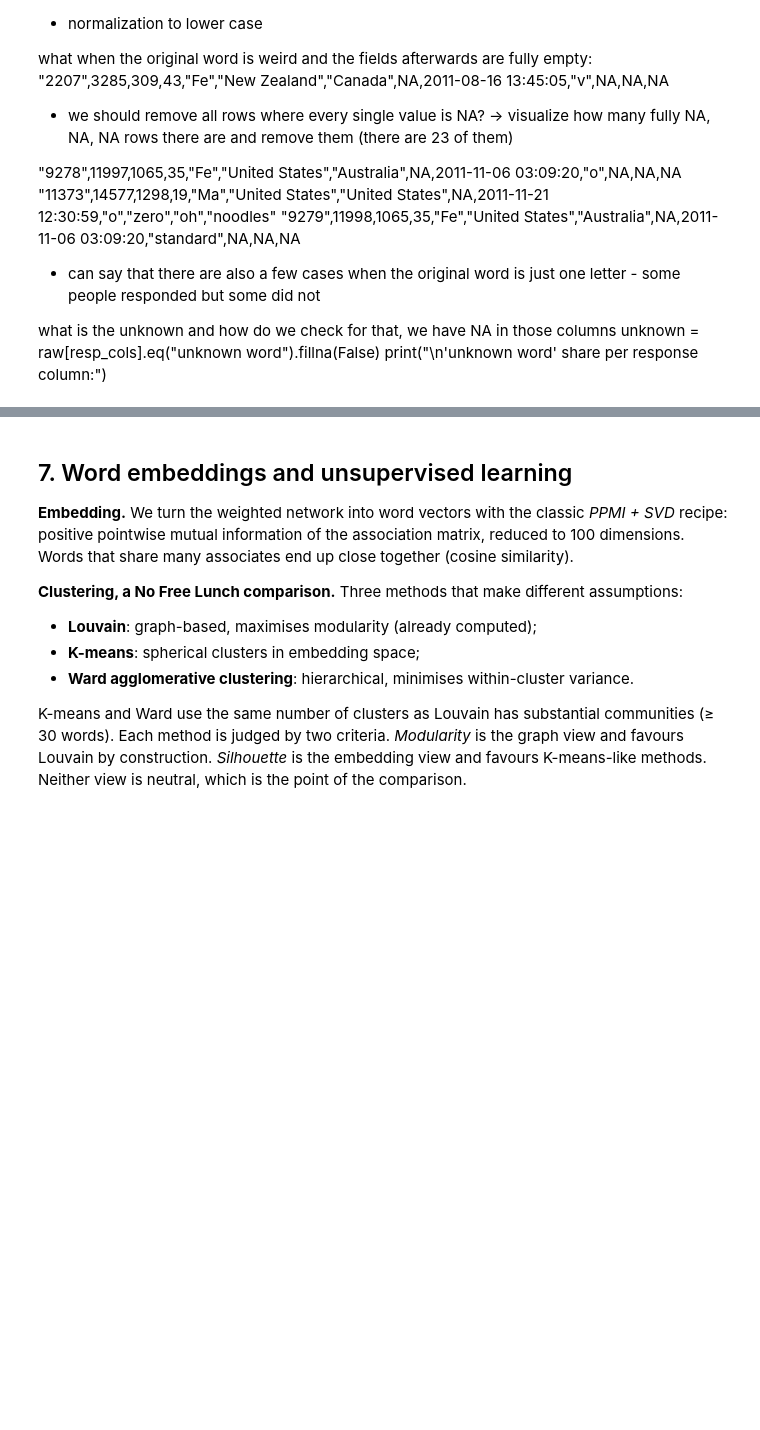
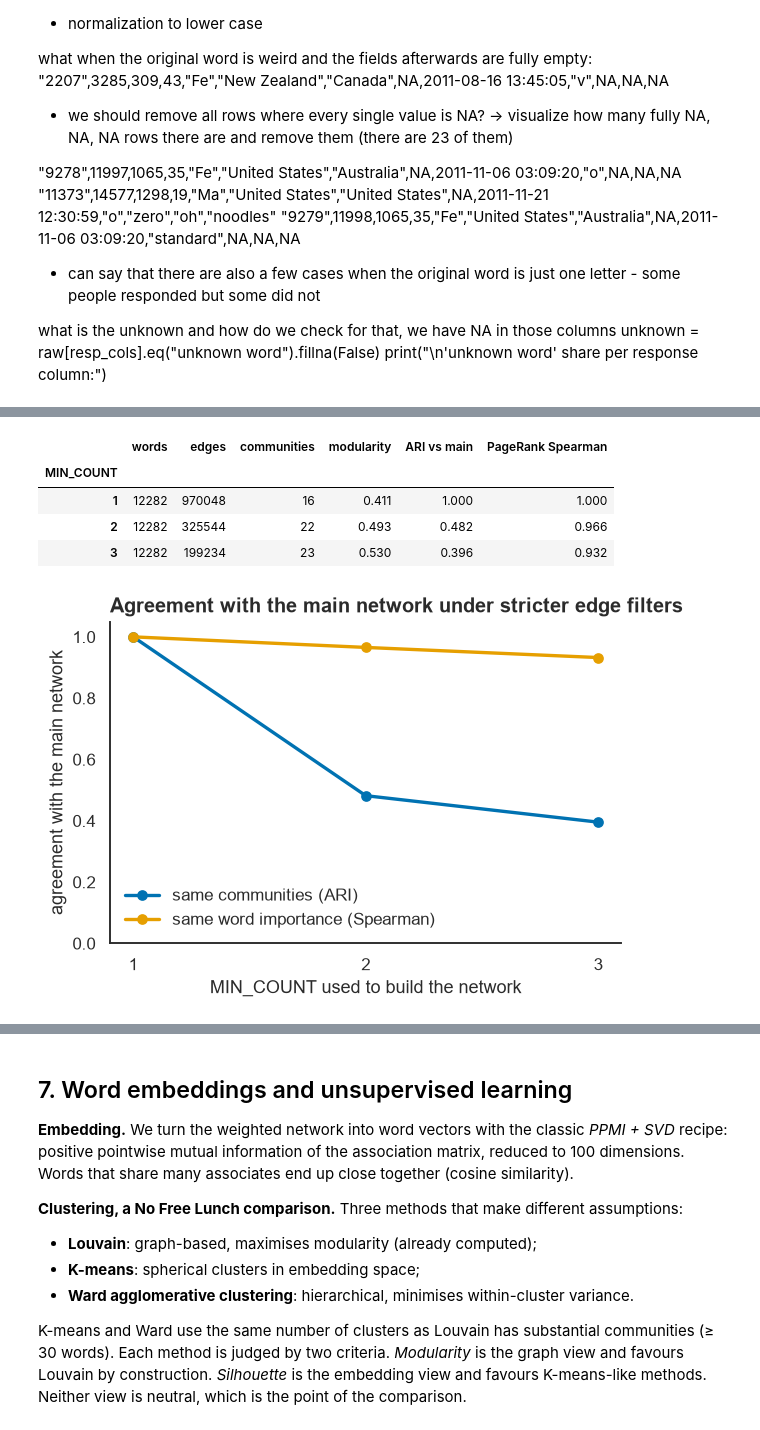
Before and after one commit to Faflon/words-association-visualization, a Jupyter notebook: words_association_analysis.ipynb, the cells around one changed output, grey strips where cells are left out. Drawn from its saved outputs; the diff is of its cells as text; code cells hidden in the pictures; blank space fills up the shorter version.

```diff
--- a/words_association_analysis.ipynb
+++ b/words_association_analysis.ipynb
@@ -956,15 +835,0 @@ We compare the modularity of the real network with networks of the same degree s
-# %%
-N_NULL = 3
-U0 = nx.Graph(UG.edges())
-q_real = nx.community.modularity(U0, nx.community.louvain_communities(U0, seed=SEED))
-
-q_null = []
-for s in range(N_NULL):
-    H = nx.Graph(UG.edges())
-    m = H.number_of_edges()
-    nx.double_edge_swap(H, nswap=2 * m, max_tries=50 * m, seed=SEED + s)
-    q_null.append(nx.community.modularity(H, nx.community.louvain_communities(H, seed=SEED)))
-
-display(pd.Series({"modularity, real network": q_real,
-                   "modularity, rewired (mean)": np.mean(q_null),
-                   "modularity, rewired (min–max)": f"{min(q_null):.3f}–{max(q_null):.3f}"}).to_frame("value"))
@@ -1112,0 +1016,38 @@ display(bridges.round(3))
+# %%
+rows = [{"MIN_COUNT": MIN_COUNT, "words": len(nodes), "edges": UG.number_of_edges(),
+         "communities": len(comms), "modularity": q_real, "ARI vs main": 1.0, "PageRank Spearman": 1.0}]
+
+for mc in [m for m in (2, 3) if m > MIN_COUNT]:
+    DGr, UGr = build_network(edges, cues, mc)
+    cr = nx.community.louvain_communities(UGr, weight="weight", seed=SEED)
+    lab_r = {w: k for k, c in enumerate(cr) for w in c}
+    shared = [w for w in nodes if w in lab_r]
+    pr = pd.Series(nx.pagerank(DGr, weight="strength"))
+    rows.append({"MIN_COUNT": mc, "words": UGr.number_of_nodes(), "edges": UGr.number_of_edges(),
+                 "communities": len(cr),
+                 "modularity": nx.community.modularity(UGr, cr, weight="weight"),
+                 "ARI vs main": adjusted_rand_score(nodes_df.community[shared], [lab_r[w] for w in shared]),
+                 "PageRank Spearman": spearmanr(nodes_df.pagerank[shared], pr[shared])[0]})
+
+robust = pd.DataFrame(rows).set_index("MIN_COUNT")
+display(robust.round(3))
+
+if len(robust) > 1:
+    fig, ax = plt.subplots(figsize=(6, 3.8))
+    ax.plot(robust.index, robust["ARI vs main"], marker="o", lw=2.2, color=BLUE, label="same communities (ARI)")
+    ax.plot(robust.index, robust["PageRank Spearman"], marker="o", lw=2.2, color=ORANGE, label="same word importance (Spearman)")
+    ax.set_xticks(robust.index)
+    ax.set_ylim(0, 1.05)
+    ax.set_xlabel("MIN_COUNT used to build the network")
+    ax.set_ylabel("agreement with the main network")
+    ax.set_title("Agreement with the main network under stricter edge filters")
+    ax.legend(frameon=False, loc="lower left")
+    fig.savefig(FIG_DIR / "02b_robustness.png", bbox_inches="tight")
+    plt.show()
+# %% [output]
+|  | words | edges | communities | modularity | ARI vs main | PageRank Spearman |
+| MIN_COUNT |  |  |  |  |  |  |
+| 1 | 12282 | 970048 | 16 | 0.411 | 1.000 | 1.000 |
+| 2 | 12282 | 325544 | 22 | 0.493 | 0.482 | 0.966 |
+| 3 | 12282 | 199234 | 23 | 0.530 | 0.396 | 0.932 |
+[figure, added]
```
Also changed, not shown: parts of 54 cells of this notebook.
